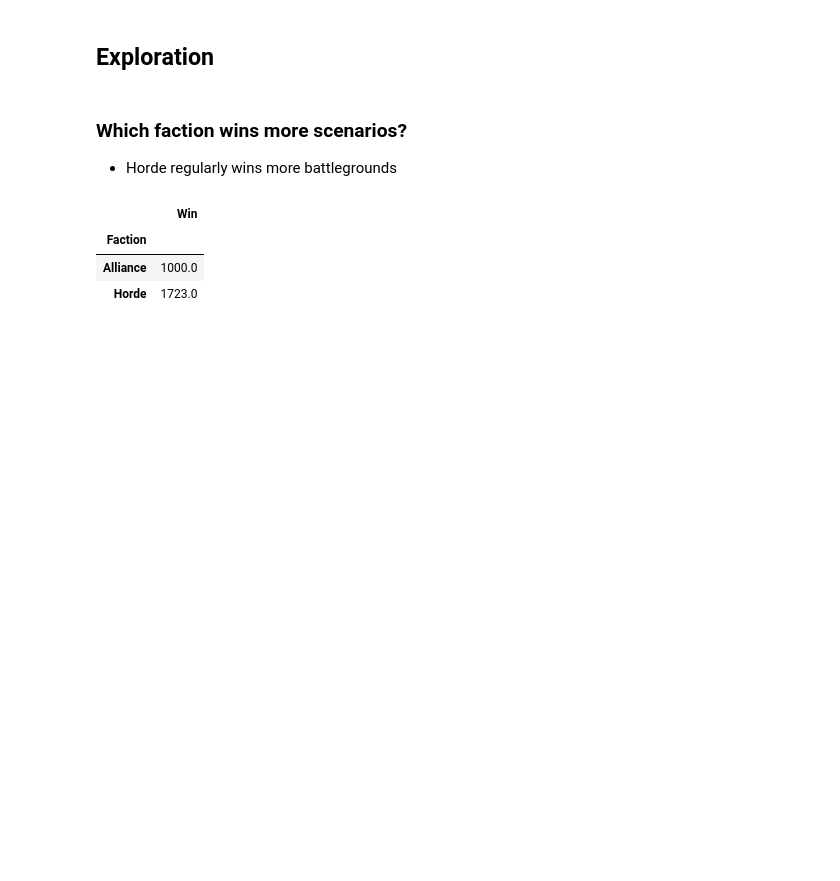
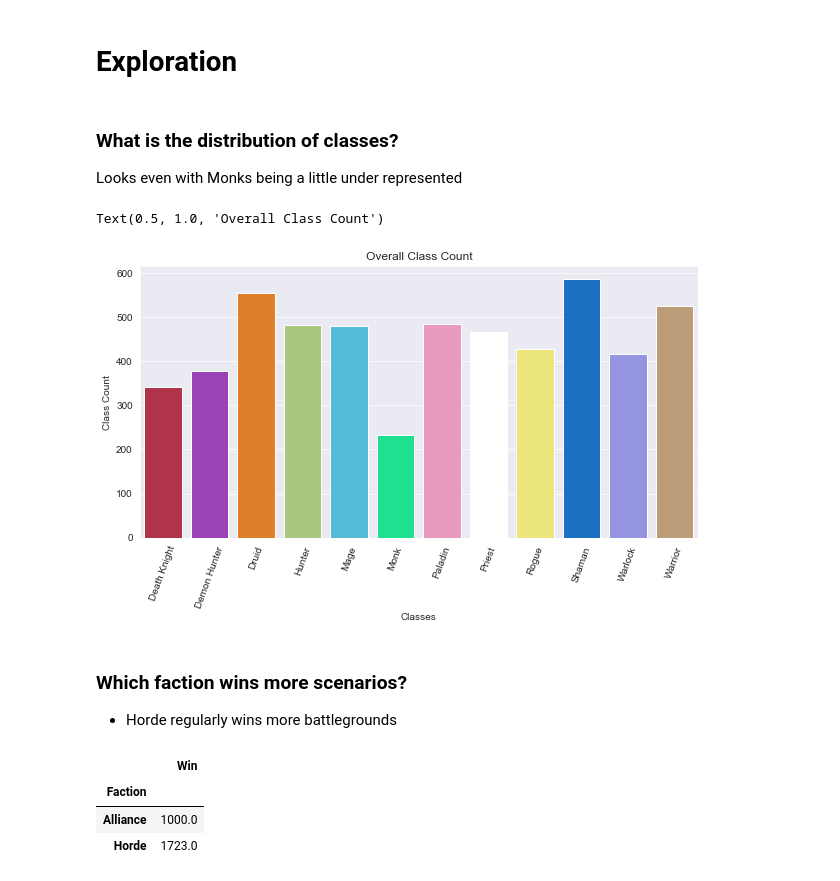
Before and after one commit to StevenGaris/world_of_warcraft_battleground, a Jupyter notebook: analysis_wow_bg.ipynb, the cells around one changed output. Drawn from its saved outputs; the diff is of its cells as text; code cells hidden in the pictures; blank space fills up the shorter version.

```diff
--- a/analysis_wow_bg.ipynb
+++ b/analysis_wow_bg.ipynb
@@ -69,5 +108,20 @@ faction_color_dict = dict(zip(faction, faction_color))
 # %% [markdown]
-## Exploration
+# Exploration
+# %% [markdown]
+### What is the distribution of classes?
+Looks even with Monks being a little under represented
+# %%
+class_total = pd.DataFrame(df.Class.value_counts())
+
+plt.figure(figsize=(10,5))
+sns.barplot(x=class_total.index, y=class_total.Class, order=classes, palette=class_colors, ci=None)
+plt.xlabel('Classes')
+plt.xticks(rotation='70')
+plt.ylabel('Class Count')
+plt.title('Overall Class Count')
+# %% [output]
+Text(0.5, 1.0, 'Overall Class Count')
+[figure, added]
 # %% [markdown]
 ### Which faction wins more scenarios?
 - Horde regularly wins more battlegrounds
```
Also changed, not shown: parts of 39 cells of this notebook.
